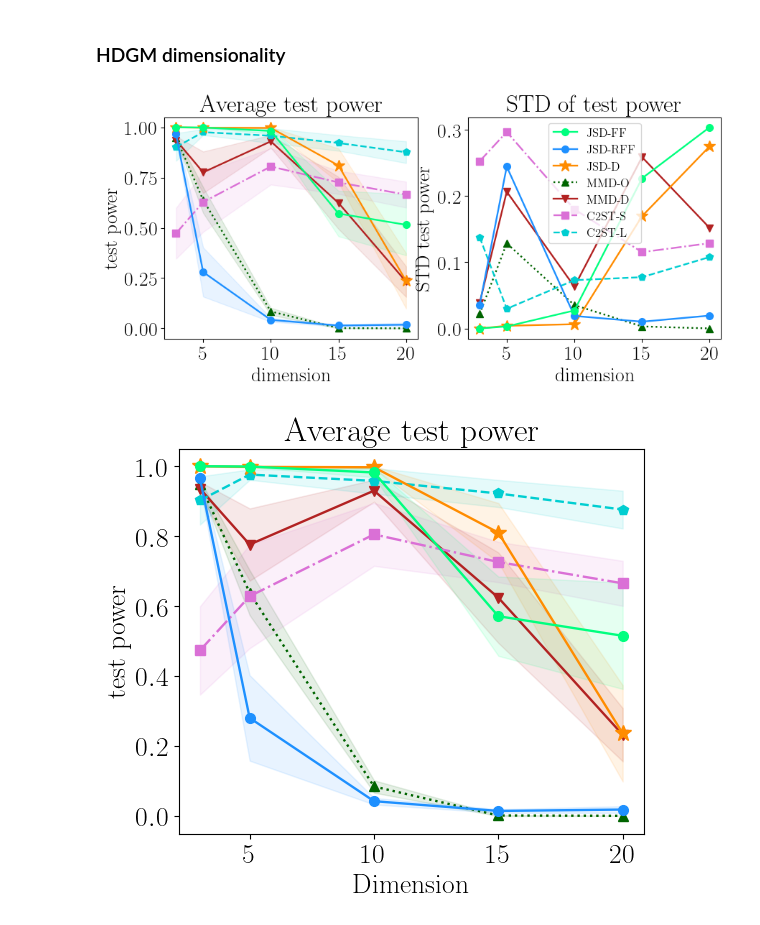
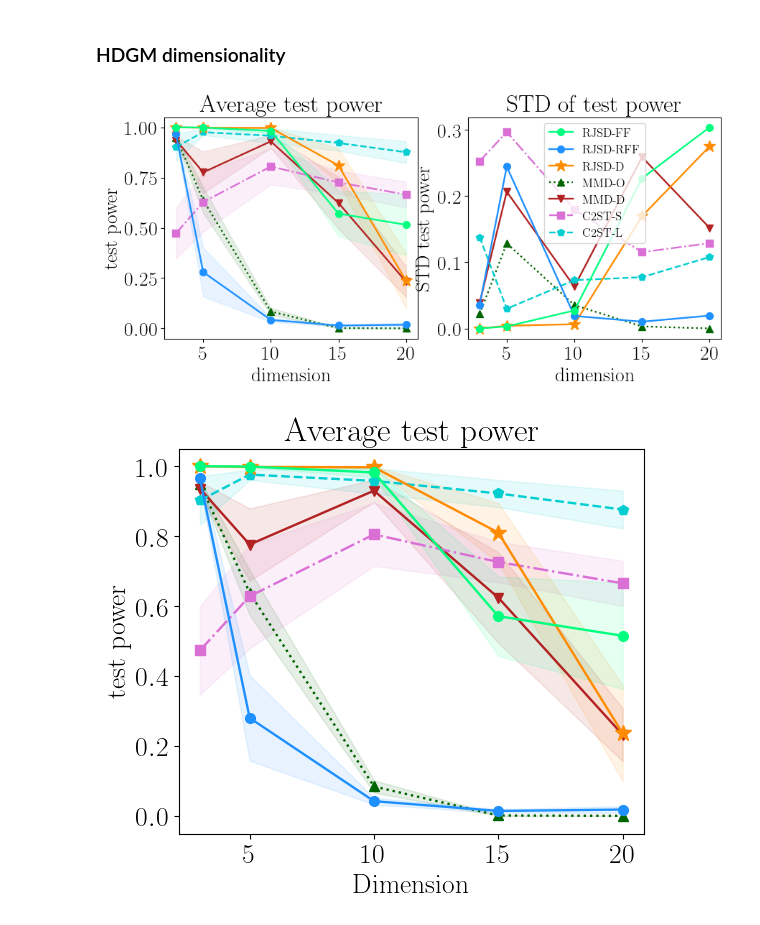
Before and after one commit to uk-cliplab/representationJSD, a Jupyter notebook: Two_sample_testing/plottingResults.ipynb, the cells around one changed output. Cells and saved outputs as stored; diff of their text form; code cells hidden in the pictures.

```diff
--- a/Two_sample_testing/plottingResults.ipynb
+++ b/Two_sample_testing/plottingResults.ipynb
@@ -436,12 +439,12 @@ axs[0].fill_between(dimension,avg_c2st_s-a*std_c2st_s,avg_c2st_s+a*std_c2st_s,al
 
 axs[0].plot(dimension,avg_c2st_l, '--p',color = 'darkturquoise',markersize=7, label = 'C2ST-L')
 axs[0].fill_between(dimension,avg_c2st_l-a*std_c2st_l,avg_c2st_l+a*std_c2st_l,alpha=.1, color = 'darkturquoise')
-axs[0].plot(dimension,avg_djsd, '-*',markersize=12, label = 'JSD-D', color = 'darkorange')
+axs[0].plot(dimension,avg_djsd, '-*',markersize=12, label = 'RJSD-D', color = 'darkorange')
 axs[0].fill_between(dimension,avg_djsd-a*std_djsd,avg_djsd+a*std_djsd,alpha=.1,  color = 'darkorange')
 
-axs[0].plot(dimension,avg_jsd_rff, '-o',markersize=7,label = 'JSD-RFF', color = 'dodgerblue')
+axs[0].plot(dimension,avg_jsd_rff, '-o',markersize=7,label = 'RJSD-RFF', color = 'dodgerblue')
 axs[0].fill_between(dimension,avg_jsd_rff-a*std_jsd_rff,avg_jsd_rff+a*std_jsd_rff,alpha=.1, color = 'dodgerblue')
-axs[0].plot(dimension,avg_jsd_ff, '-o',markersize=7,label = 'JSD-FF',color = 'springgreen')
+axs[0].plot(dimension,avg_jsd_ff, '-o',markersize=7,label = 'RJSD-FF',color = 'springgreen')
 axs[0].fill_between(dimension,avg_jsd_ff-a*std_jsd_ff,avg_jsd_ff+a*std_jsd_ff,alpha=.1,color = 'springgreen')
 
 axs[0].set_xlabel("dimension")
@@ -450,37 +453,37 @@ axs[0].set_ylabel("test power")
 axs[0].set_title("Average test power")
 # plt.fill_between(samples_per_blob, avg_mmd - std_mmd , avg_mmd + std_mmd)
 
 
 # axs[1].plot(samples_per_blob,std_jsd, '-o',markersize=7, label = 'JSD')
 
 axs[1].plot(dimension,std_mmd,':^', markersize=7,label = 'MMD-O', color = 'darkgreen')
 axs[1].plot(dimension,std_dmmd,  '-v', markersize=7, label = 'MMD-D',color = 'firebrick')
 
 axs[1].plot(dimension,std_c2st_s, '-.s',color = 'orchid',markersize=7, label = 'C2ST-S')
 
 # axs[1].plot(samples_per_blob,std_c2st_l,'-p',color = 'lightcoral',markersize=7,label = 'C2ST-L')
 # axs[1].plot(samples_per_blob,std_djsd,'-*',color = 'darkorange',markersize=12,label = 'deep JSD')
 axs[1].plot(dimension,std_c2st_l,'--p',color = 'darkturquoise',markersize=7, label = 'C2ST-L')
-axs[1].plot(dimension,std_djsd, '-*',markersize=12, label = 'JSD-D', color = 'darkorange')
-axs[1].plot(dimension,std_jsd_rff, '-o',markersize=7,label = 'JSD-RFF', color = 'dodgerblue')
-axs[1].plot(dimension,std_jsd_ff, '-o',markersize=7,label = 'JSD-FF',color = 'springgreen')
+axs[1].plot(dimension,std_djsd, '-*',markersize=12, label = 'RJSD-D', color = 'darkorange')
+axs[1].plot(dimension,std_jsd_rff, '-o',markersize=7,label = 'RJSD-RFF', color = 'dodgerblue')
+axs[1].plot(dimension,std_jsd_ff, '-o',markersize=7,label = 'RJSD-FF',color = 'springgreen')
 
 
 axs[1].set_title("STD of test power")
 axs[1].set_xlabel("dimension")
 axs[1].set_ylabel("STD test power")
 
 handles, labels = plt.gca().get_legend_handles_labels()
 
 # #specify order of items in legend
 order = [6,5,4,0,1,2,3]
 
 #add legend to plot
 axs[1].legend([handles[idx] for idx in order],[labels[idx] for idx in order], fontsize="12")
 # axs[1].legend()
 plt.savefig('./Figures/test_hdgm_d.pdf', dpi=300, bbox_inches='tight')
 # %% [output]
-[figure, old version]
+[figure, new version]
 # %%
 fig, axs = plt.subplots(1,1, figsize=(6,5))
 axs.plot(dimension,avg_mmd,':^', markersize=7,label = 'MMD-O', color = 'darkgreen')
```
Also changed, not shown: parts of 9 cells of this notebook, 16 other files.
